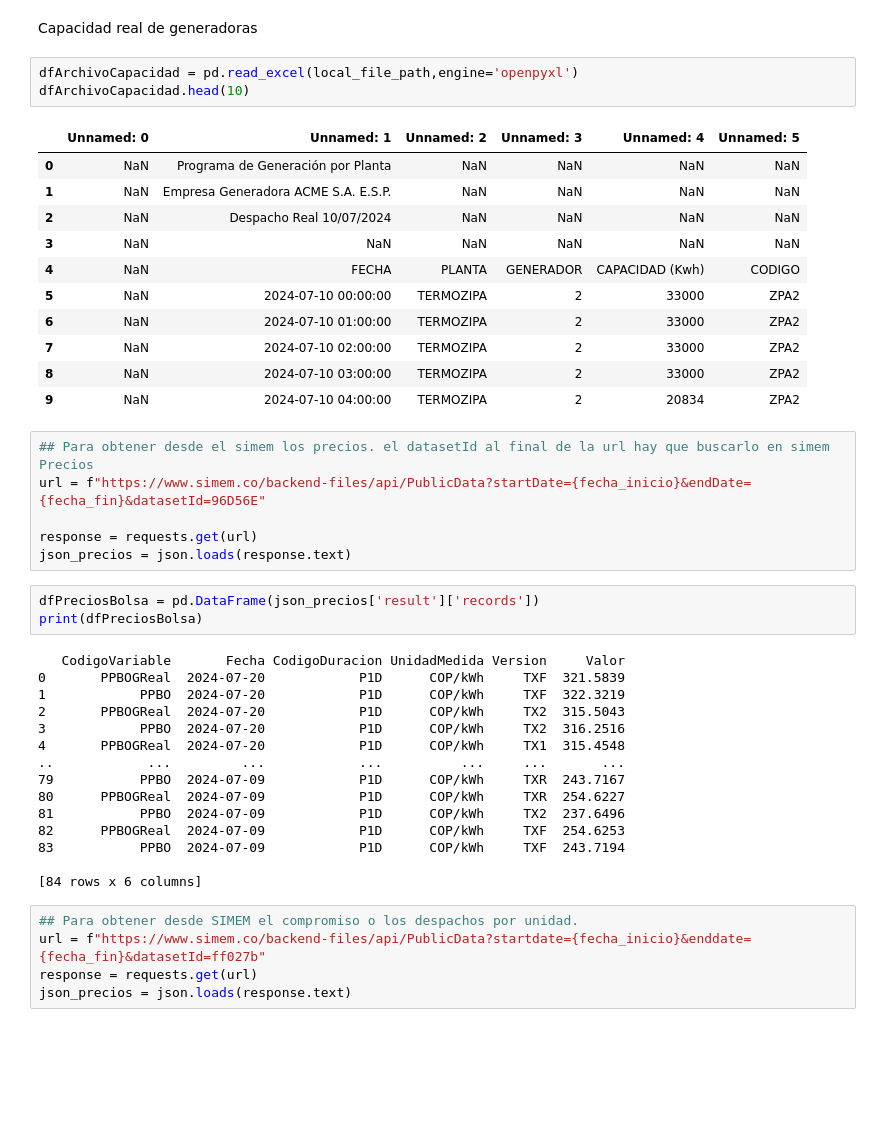
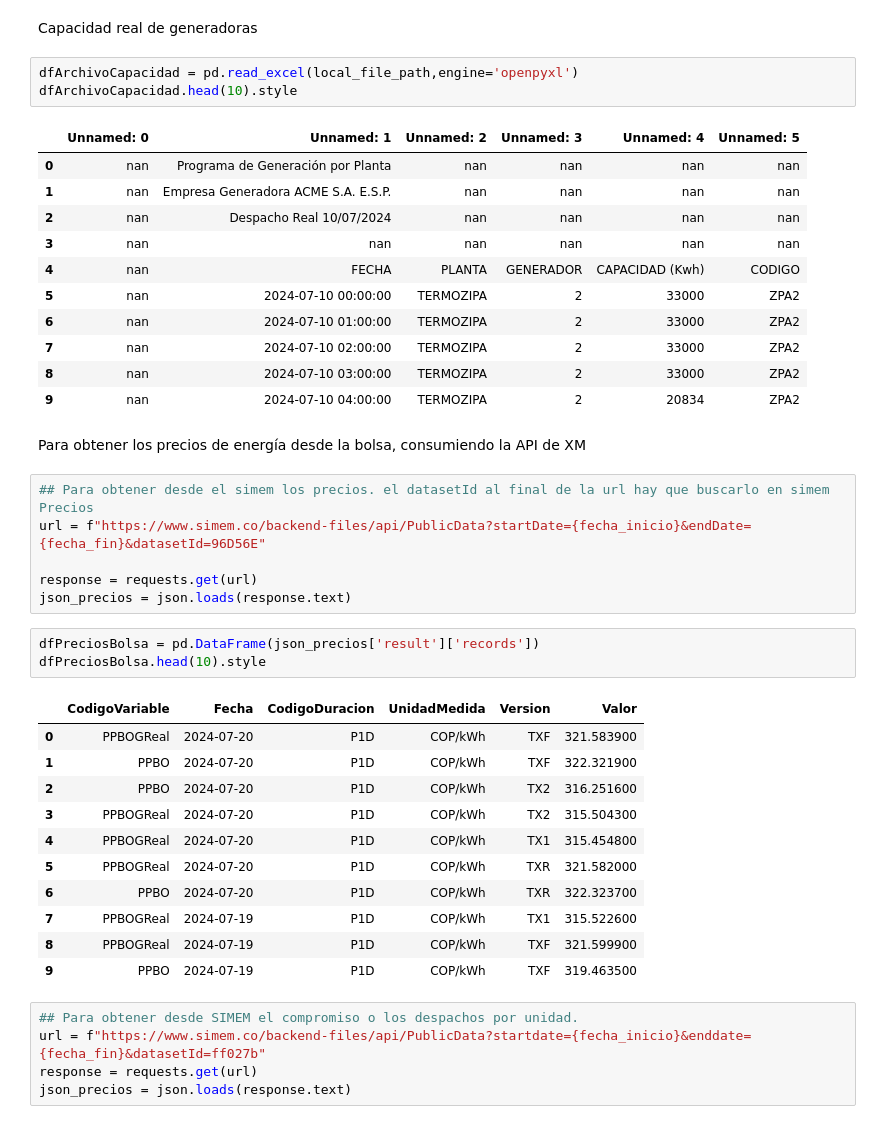
Before and after one commit to JuanCSanchezH/DemoBalanceEnergia, a Jupyter notebook: DemoBalancesEnergia.ipynb, the cells around one changed output. Drawn from its saved outputs; the diff is of its cells as text; blank space fills up the shorter version.

```diff
--- a/DemoBalancesEnergia.ipynb
+++ b/DemoBalancesEnergia.ipynb
@@ -58,19 +58,21 @@ with open(local_file_path, 'wb') as file:
 Capacidad real de generadoras
 # %%
 dfArchivoCapacidad = pd.read_excel(local_file_path,engine='openpyxl')
-dfArchivoCapacidad.head(10)
+dfArchivoCapacidad.head(10).style
 # %% [output]
 |  | Unnamed: 0 | Unnamed: 1 | Unnamed: 2 | Unnamed: 3 | Unnamed: 4 | Unnamed: 5 |
-| 0 | NaN | Programa de Generación por Planta | NaN | NaN | NaN | NaN |
-| 1 | NaN | Empresa Generadora ACME S.A. E.S.P. | NaN | NaN | NaN | NaN |
-| 2 | NaN | Despacho Real 10/07/2024 | NaN | NaN | NaN | NaN |
-| 3 | NaN | NaN | NaN | NaN | NaN | NaN |
-| 4 | NaN | FECHA | PLANTA | GENERADOR | CAPACIDAD (Kwh) | CODIGO |
-| 5 | NaN | 2024-07-10 00:00:00 | TERMOZIPA | 2 | 33000 | ZPA2 |
-| 6 | NaN | 2024-07-10 01:00:00 | TERMOZIPA | 2 | 33000 | ZPA2 |
-| 7 | NaN | 2024-07-10 02:00:00 | TERMOZIPA | 2 | 33000 | ZPA2 |
-| 8 | NaN | 2024-07-10 03:00:00 | TERMOZIPA | 2 | 33000 | ZPA2 |
-| 9 | NaN | 2024-07-10 04:00:00 | TERMOZIPA | 2 | 20834 | ZPA2 |
+| 0 | nan | Programa de Generación por Planta | nan | nan | nan | nan |
+| 1 | nan | Empresa Generadora ACME S.A. E.S.P. | nan | nan | nan | nan |
+| 2 | nan | Despacho Real 10/07/2024 | nan | nan | nan | nan |
+| 3 | nan | nan | nan | nan | nan | nan |
+| 4 | nan | FECHA | PLANTA | GENERADOR | CAPACIDAD (Kwh) | CODIGO |
+| 5 | nan | 2024-07-10 00:00:00 | TERMOZIPA | 2 | 33000 | ZPA2 |
+| 6 | nan | 2024-07-10 01:00:00 | TERMOZIPA | 2 | 33000 | ZPA2 |
+| 7 | nan | 2024-07-10 02:00:00 | TERMOZIPA | 2 | 33000 | ZPA2 |
+| 8 | nan | 2024-07-10 03:00:00 | TERMOZIPA | 2 | 33000 | ZPA2 |
+| 9 | nan | 2024-07-10 04:00:00 | TERMOZIPA | 2 | 20834 | ZPA2 |
+# %% [markdown]
+Para obtener los precios de energía desde la bolsa, consumiendo la API de XM
 # %%
 ## Para obtener desde el simem los precios. el datasetId al final de la url hay que buscarlo en simem Precios
 url = f"https://www.simem.co/backend-files/api/PublicData?startDate={fecha_inicio}&endDate={fecha_fin}&datasetId=96D56E"
@@ -79,22 +81,19 @@ response = requests.get(url)
 json_precios = json.loads(response.text)
 # %%
 dfPreciosBolsa = pd.DataFrame(json_precios['result']['records'])
-print(dfPreciosBolsa)
+dfPreciosBolsa.head(10).style
 # %% [output]
-   CodigoVariable       Fecha CodigoDuracion UnidadMedida Version     Valor
-0       PPBOGReal  2024-07-20            P1D      COP/kWh     TXF  321.5839
-1            PPBO  2024-07-20            P1D      COP/kWh     TXF  322.3219
-2       PPBOGReal  2024-07-20            P1D      COP/kWh     TX2  315.5043
-3            PPBO  2024-07-20            P1D      COP/kWh     TX2  316.2516
-4       PPBOGReal  2024-07-20            P1D      COP/kWh     TX1  315.4548
-..            ...         ...            ...          ...     ...       ...
-79           PPBO  2024-07-09            P1D      COP/kWh     TXR  243.7167
-80      PPBOGReal  2024-07-09            P1D      COP/kWh     TXR  254.6227
-81           PPBO  2024-07-09            P1D      COP/kWh     TX2  237.6496
-82      PPBOGReal  2024-07-09            P1D      COP/kWh     TXF  254.6253
-83           PPBO  2024-07-09            P1D      COP/kWh     TXF  243.7194
-
-[84 rows x 6 columns]
+|  | CodigoVariable | Fecha | CodigoDuracion | UnidadMedida | Version | Valor |
+| 0 | PPBOGReal | 2024-07-20 | P1D | COP/kWh | TXF | 321.583900 |
+| 1 | PPBO | 2024-07-20 | P1D | COP/kWh | TXF | 322.321900 |
+| 2 | PPBO | 2024-07-20 | P1D | COP/kWh | TX2 | 316.251600 |
+| 3 | PPBOGReal | 2024-07-20 | P1D | COP/kWh | TX2 | 315.504300 |
+| 4 | PPBOGReal | 2024-07-20 | P1D | COP/kWh | TX1 | 315.454800 |
+| 5 | PPBOGReal | 2024-07-20 | P1D | COP/kWh | TXR | 321.582000 |
+| 6 | PPBO | 2024-07-20 | P1D | COP/kWh | TXR | 322.323700 |
+| 7 | PPBOGReal | 2024-07-19 | P1D | COP/kWh | TX1 | 315.522600 |
+| 8 | PPBOGReal | 2024-07-19 | P1D | COP/kWh | TXF | 321.599900 |
+| 9 | PPBO | 2024-07-19 | P1D | COP/kWh | TXF | 319.463500 |
 # %%
 ## Para obtener desde SIMEM el compromiso o los despachos por unidad.
 url = f"https://www.simem.co/backend-files/api/PublicData?startdate={fecha_inicio}&enddate={fecha_fin}&datasetId=ff027b"
```
Also changed, not shown: parts of 9 cells of this notebook.
